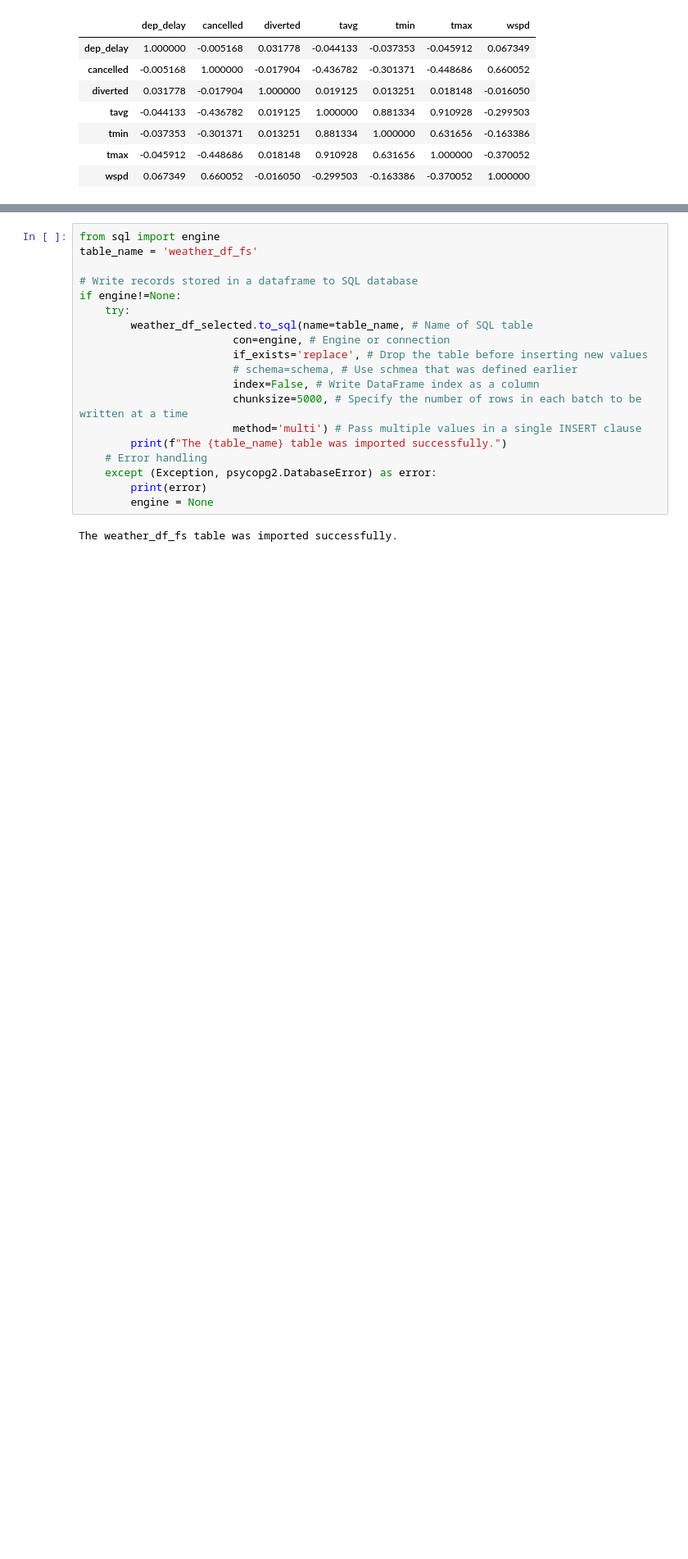
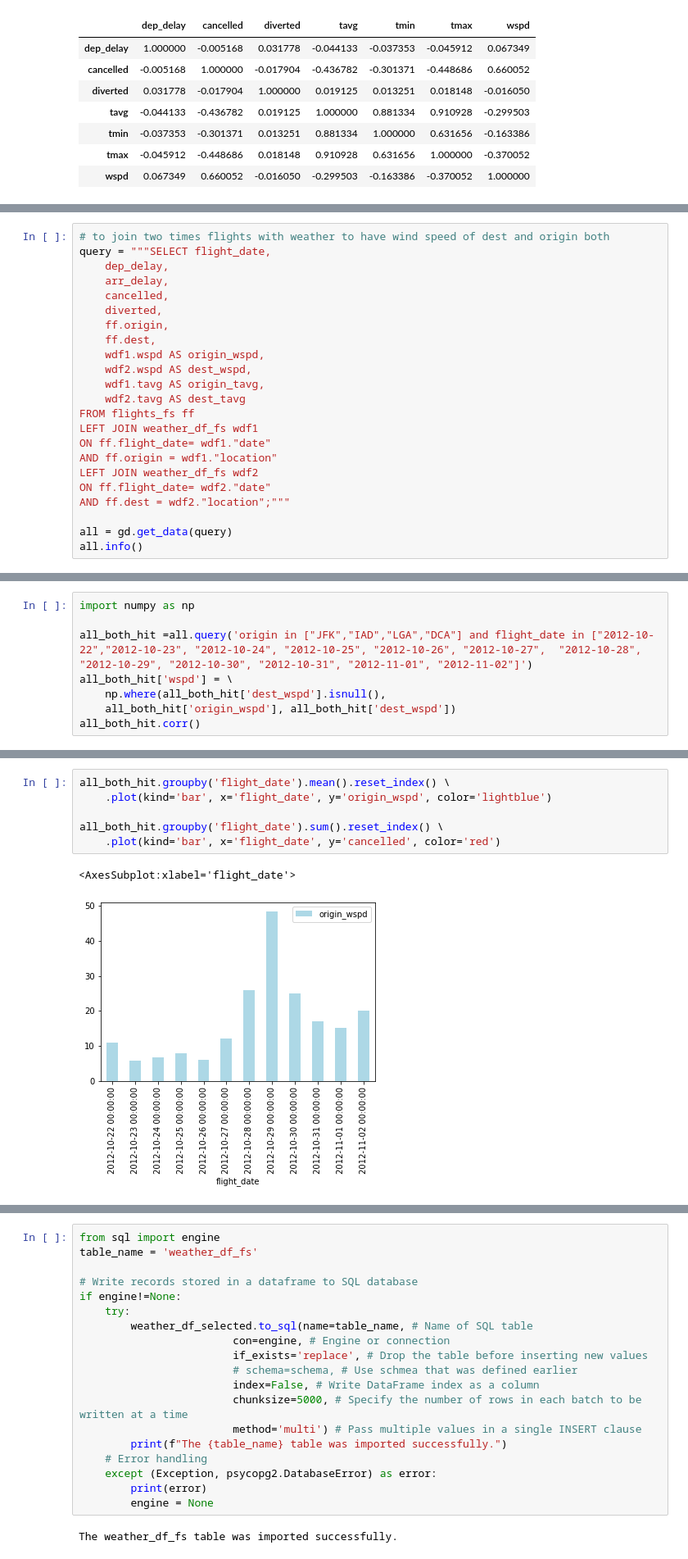
Before and after one commit to farnaz-irani/SQL-Weather-api, a Jupyter notebook: Farnaz.ipynb, the cells around one changed output, grey strips where cells are left out. Shown: that part at 82% size. Cells and saved outputs as stored; diff of their text form; blank space fills up the shorter version.

Commit message:
adding charts

```diff
--- a/Farnaz.ipynb
+++ b/Farnaz.ipynb
@@ -232,0 +215,23 @@ all_dest
+# %%
+# to join two times flights with weather to have wind speed of dest and origin both
+query = """SELECT flight_date,
+    dep_delay,
+    arr_delay,
+    cancelled,
+    diverted,
+    ff.origin,
+    ff.dest,
+    wdf1.wspd AS origin_wspd,
+    wdf2.wspd AS dest_wspd,
+    wdf1.tavg AS origin_tavg,
+    wdf2.tavg AS dest_tavg
+FROM flights_fs ff
+LEFT JOIN weather_df_fs wdf1
+ON ff.flight_date= wdf1."date"
+AND ff.origin = wdf1."location"
+LEFT JOIN weather_df_fs wdf2
+ON ff.flight_date= wdf2."date"
+AND ff.dest = wdf2."location";"""
+
+all = gd.get_data(query)
+all.info()
@@ -232,0 +257,8 @@ all_dest
+# %%
+import numpy as np
+
+all_both_hit =all.query('origin in ["JFK","IAD","LGA","DCA"] and flight_date in ["2012-10-22","2012-10-23", "2012-10-24", "2012-10-25", "2012-10-26", "2012-10-27",  "2012-10-28", "2012-10-29", "2012-10-30", "2012-10-31", "2012-11-01", "2012-11-02"]')
+all_both_hit['wspd'] = \
+    np.where(all_both_hit['dest_wspd'].isnull(),
+    all_both_hit['origin_wspd'], all_both_hit['dest_wspd'])
+all_both_hit.corr()
@@ -232,0 +281,9 @@ all_dest
+# %%
+all_both_hit.groupby('flight_date').mean().reset_index() \
+    .plot(kind='bar', x='flight_date', y='origin_wspd', color='lightblue')
+
+all_both_hit.groupby('flight_date').sum().reset_index() \
+    .plot(kind='bar', x='flight_date', y='cancelled', color='red')
+# %% [output]
+<AxesSubplot:xlabel='flight_date'>
+[figure, added]
```
Also changed, not shown: parts of 7 cells of this notebook.
